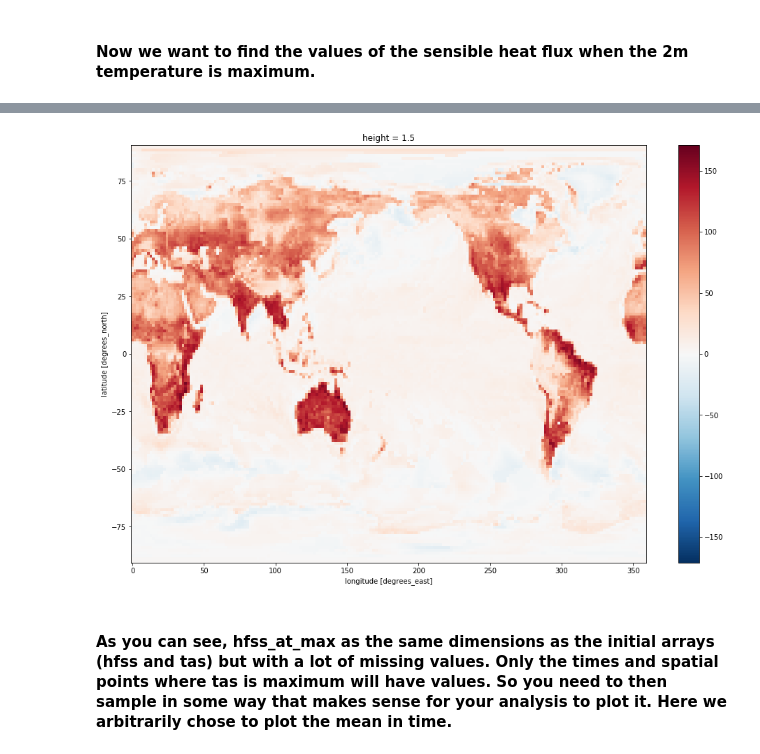
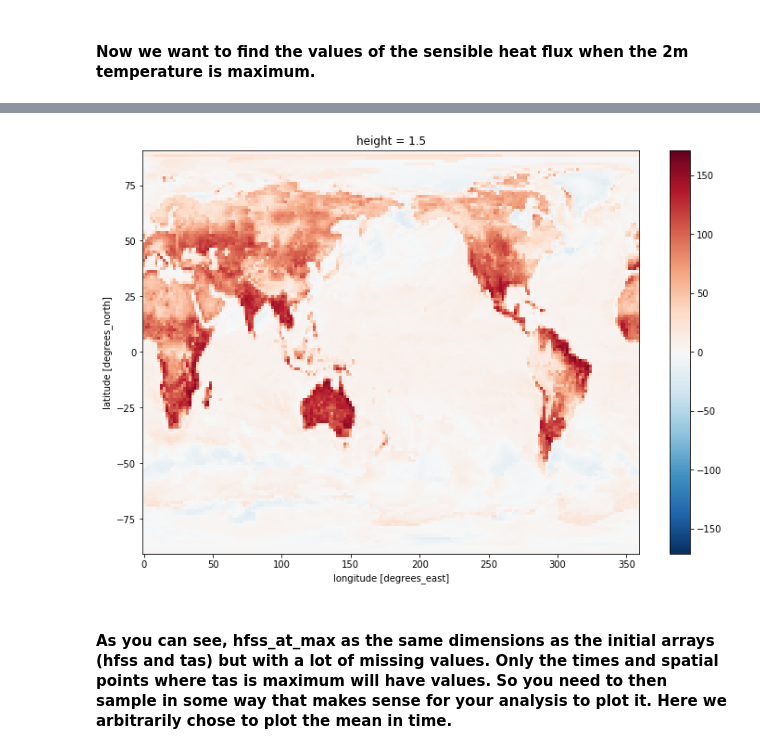
Before and after one commit to coecms/coecms.github.io, a Jupyter notebook: notebooks/2018-11-27-Value-when-other-is-max.ipynb, the cells around one changed output, grey strips where cells are left out. Drawn from its saved outputs; the diff is of its cells as text; code cells hidden in the pictures.

```diff
--- a/notebooks/2018-11-27-Value-when-other-is-max.ipynb
+++ b/notebooks/2018-11-27-Value-when-other-is-max.ipynb
@@ -83,6 +83,6 @@ Coordinates:
 %%time
 # Get the values of the sensible heat flux when temperature is maximum
 hfss_at_max= hfss.where(tas == tas_max)
-hfss_at_max.mean('time').plot(size=11)
+hfss_at_max.mean('time').plot(size=8)
 hfss_at_max
 # %% [output]
@@ -91,4 +91,4 @@ Wall time: 3.79 s
-[figure, old version]
+[figure, new version]
 # %% [markdown]
 #### As you can see, hfss_at_max as the same dimensions as the initial arrays (hfss and tas) but with a lot of missing values. Only the times and spatial points where tas is maximum will have values. So you need to then sample in some way that makes sense for your analysis to plot it. Here we arbitrarily chose to plot the mean in time.
 # %% [markdown]
```
Also changed, not shown: parts of 4 cells of this notebook, 1 other file.
